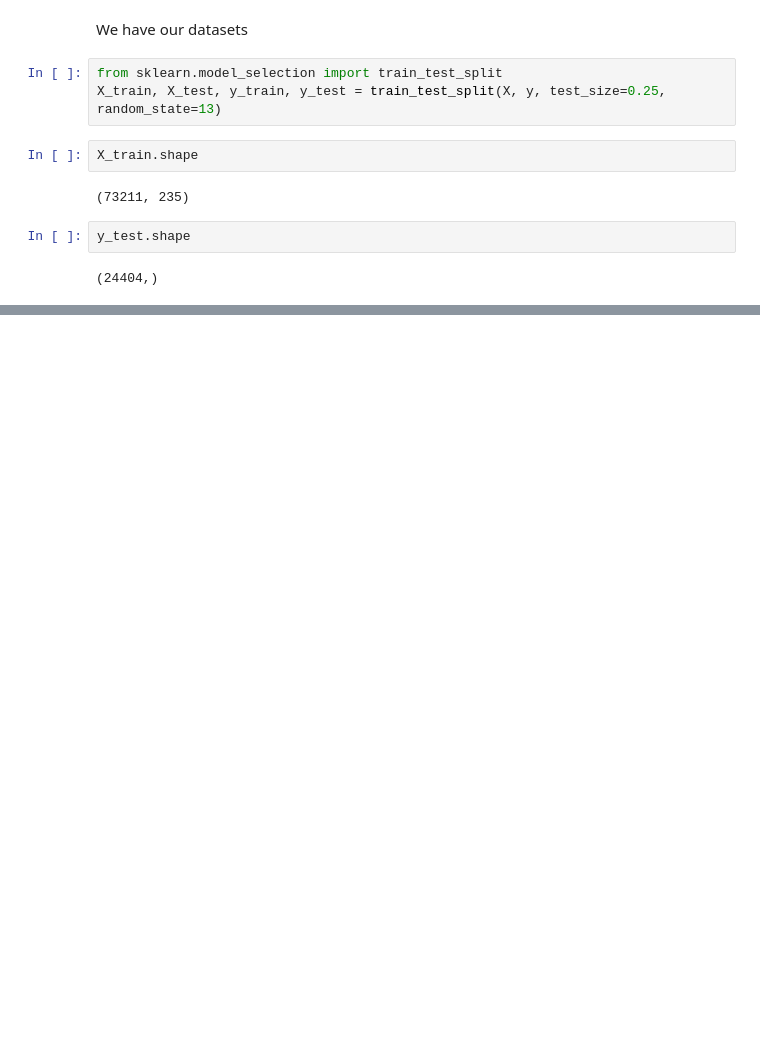
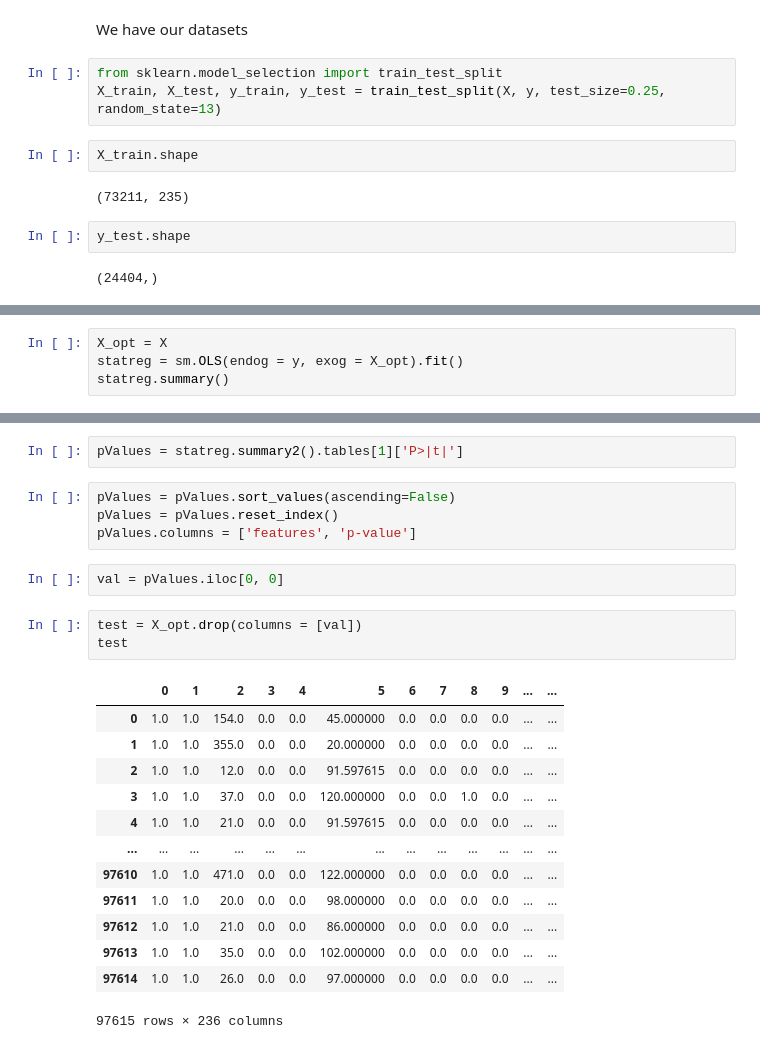
Before and after one commit to Zbtinp/IMDb, a Jupyter notebook: US Movie Analysis.ipynb, the cells around one changed output, grey strips where cells are left out. Saved outputs shown, nothing was run; the diff lists cells and outputs as text; blank space fills up the shorter version.

```diff
--- a/US Movie Analysis.ipynb
+++ b/US Movie Analysis.ipynb
@@ -468,0 +557,4 @@ y_test.shape
+# %%
+X_opt = X
+statreg = sm.OLS(endog = y, exog = X_opt).fit()
+statreg.summary()
@@ -468,0 +596,25 @@ y_test.shape
+# %%
+pValues = statreg.summary2().tables[1]['P>|t|']
+# %%
+pValues = pValues.sort_values(ascending=False)
+pValues = pValues.reset_index()
+pValues.columns = ['features', 'p-value']
+# %%
+val = pValues.iloc[0, 0]
+# %%
+test = X_opt.drop(columns = [val])
+test
+# %% [output]
+|  | 0 | 1 | 2 | 3 | 4 | 5 | 6 | 7 | 8 | 9 | ... | ... |
+| 0 | 1.0 | 1.0 | 154.0 | 0.0 | 0.0 | 45.000000 | 0.0 | 0.0 | 0.0 | 0.0 | ... | ... |
+| 1 | 1.0 | 1.0 | 355.0 | 0.0 | 0.0 | 20.000000 | 0.0 | 0.0 | 0.0 | 0.0 | ... | ... |
+| 2 | 1.0 | 1.0 | 12.0 | 0.0 | 0.0 | 91.597615 | 0.0 | 0.0 | 0.0 | 0.0 | ... | ... |
+| 3 | 1.0 | 1.0 | 37.0 | 0.0 | 0.0 | 120.000000 | 0.0 | 0.0 | 1.0 | 0.0 | ... | ... |
+| 4 | 1.0 | 1.0 | 21.0 | 0.0 | 0.0 | 91.597615 | 0.0 | 0.0 | 0.0 | 0.0 | ... | ... |
+| ... | ... | ... | ... | ... | ... | ... | ... | ... | ... | ... | ... | ... |
+| 97610 | 1.0 | 1.0 | 471.0 | 0.0 | 0.0 | 122.000000 | 0.0 | 0.0 | 0.0 | 0.0 | ... | ... |
+| 97611 | 1.0 | 1.0 | 20.0 | 0.0 | 0.0 | 98.000000 | 0.0 | 0.0 | 0.0 | 0.0 | ... | ... |
+| 97612 | 1.0 | 1.0 | 21.0 | 0.0 | 0.0 | 86.000000 | 0.0 | 0.0 | 0.0 | 0.0 | ... | ... |
+| 97613 | 1.0 | 1.0 | 35.0 | 0.0 | 0.0 | 102.000000 | 0.0 | 0.0 | 0.0 | 0.0 | ... | ... |
+| 97614 | 1.0 | 1.0 | 26.0 | 0.0 | 0.0 | 97.000000 | 0.0 | 0.0 | 0.0 | 0.0 | ... | ... |
+97615 rows × 236 columns
```
Also changed, not shown: parts of 13 cells of this notebook.
